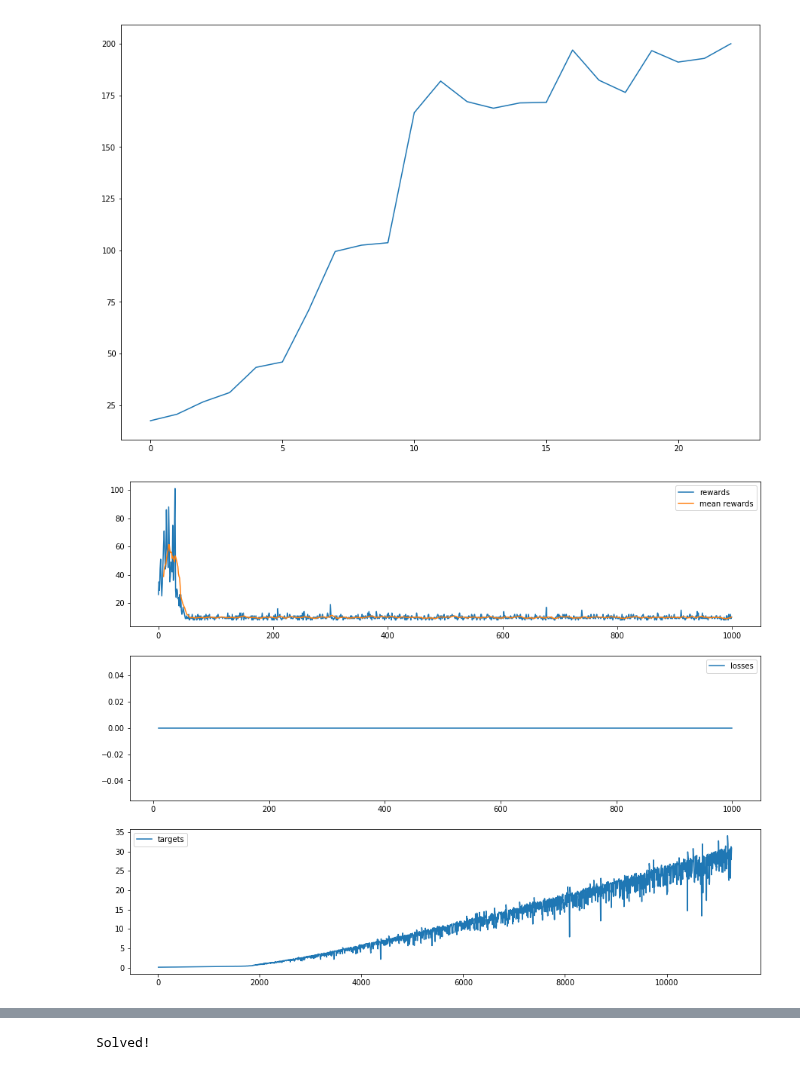
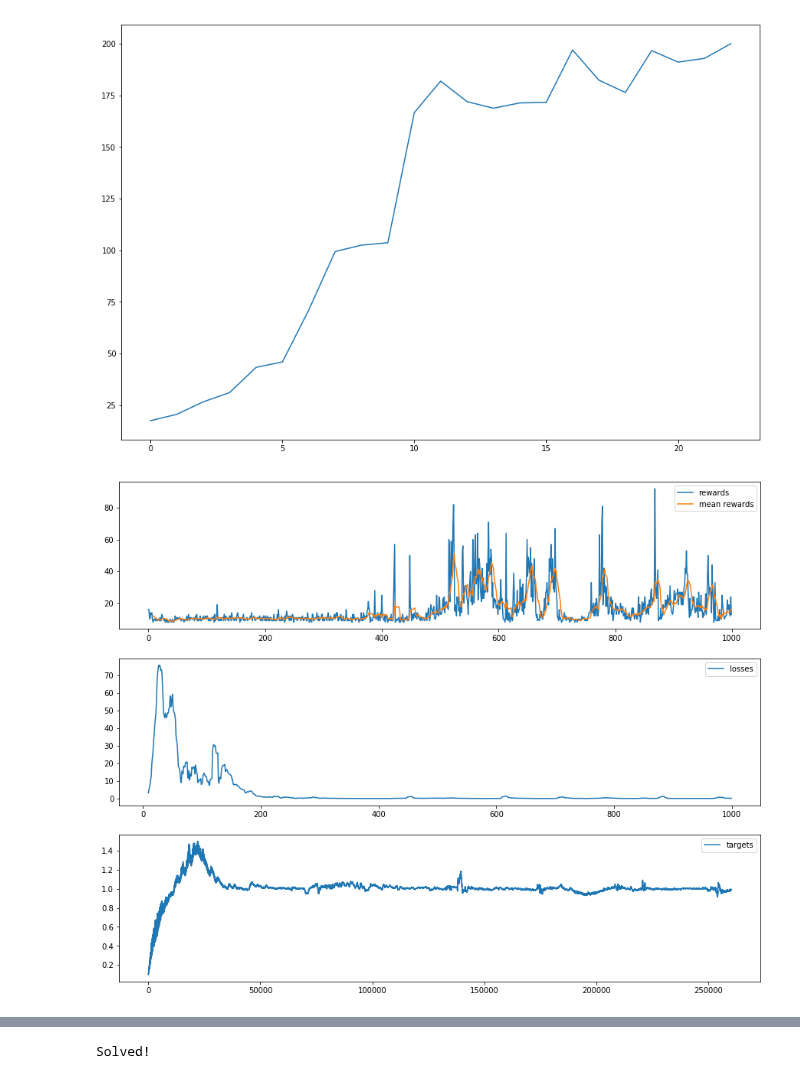
Before and after one commit to QuentinDuval/PythonExperiments, a Jupyter notebook: ml/rl/4_cartpole.ipynb, the cells around one changed output, grey strips where cells are left out. Drawn from its saved outputs; the diff is of its cells as text; code cells hidden in the pictures.

```diff
--- a/ml/rl/4_cartpole.ipynb
+++ b/ml/rl/4_cartpole.ipynb
@@ -318,6 +319,8 @@ def train_q_learning(
     criterion = nn.MSELoss()
     optimizer = optim.Adam(policy.parameters(), lr=learning_rate, weight_decay=weight_decay)
 
+    replay_buffer = deque(maxlen=1000)
+
     count_success = 0
     for episode in trange(episodes):
         episode_loss = 0.
@@ -329,55 +332,63 @@ def train_q_learning(
             action, action_value = epsilon_greedy_action(policy, state, epsilon)
             next_state, reward, done, _ = env.step(action)
 
-            # Get the next state value
-            next_action_values = policy(next_state)
-            next_action_value, _ = torch.max(next_action_values, dim=-1)
+            # Storing into the replay buffer
+            replay_buffer.append((state, action, next_state))
 
-            # Apply the bellman update
-            optimizer.zero_grad()
-            target = reward + discount * next_action_value.detach()
-            loss = criterion(action_value, target)
-            loss.backward()
-            optimizer.step()
+            # Extract a mini batch from the replay buffer
+            if len(replay_buffer) >= 100:
+                losses = []
+                for s, a, s2 in random.choices(replay_buffer, k=16):
+                    next_action_values = policy(s2)
+                    next_action_value, _ = torch.max(next_action_values, dim=-1)
+                    target = reward + discount * next_action_value.detach()
+                    losses.append(criterion(action_value, target))
+                    targets.append(target)
+
+                # Apply the bellman update
+                optimizer.zero_grad()
+                loss = sum(losses)
+                loss.backward()
+                optimizer.step()
+                episode_loss += loss
 
             # Moving to next state
             episode_reward += reward
             state = next_state
-            targets.append(target)
 
         # Record history
         episode_rewards.append(episode_reward)
         episode_losses.append(episode_loss)
 
     # Reporting
     if show_stats:
         fig, ax = plt.subplots(figsize=(15, 12), nrows=3)
         ax[0].plot(episode_rewards, label="rewards")
         ax[0].plot(pd.Series(episode_rewards).rolling(10).mean(), label="mean rewards")
         ax[1].plot(pd.Series(episode_losses).rolling(10).sum() / 100., label="losses")
         ax[2].plot(pd.Series(targets).rolling(10).sum() / 100., label="targets")
         for p in ax:
             p.legend()
         plt.show()
 
 
 """
 Training
 """
 
 with gym.make("CartPole-v0") as env:
     '''
     train_sarsa_learning(
         env, policy=PolicyNet(), episodes=1000, discount=0.9,
         learning_rate=1e-4, weight_decay=1e-4,
         epsilon=0.1)
     '''
     train_q_learning(
         env, policy=PolicyNet(), episodes=1000, discount=0.9,
-        learning_rate=1e-4, weight_decay=1e-4,
+        learning_rate=1e-3, weight_decay=0.0,
         epsilon=0.1)
 # %% [output]
-[figure, old version]
+[figure, new version]
 # %%
 """
 REINFORCE: Monte Carlo Policy Gradient
```
Also changed, not shown: parts of 2 cells of this notebook.
